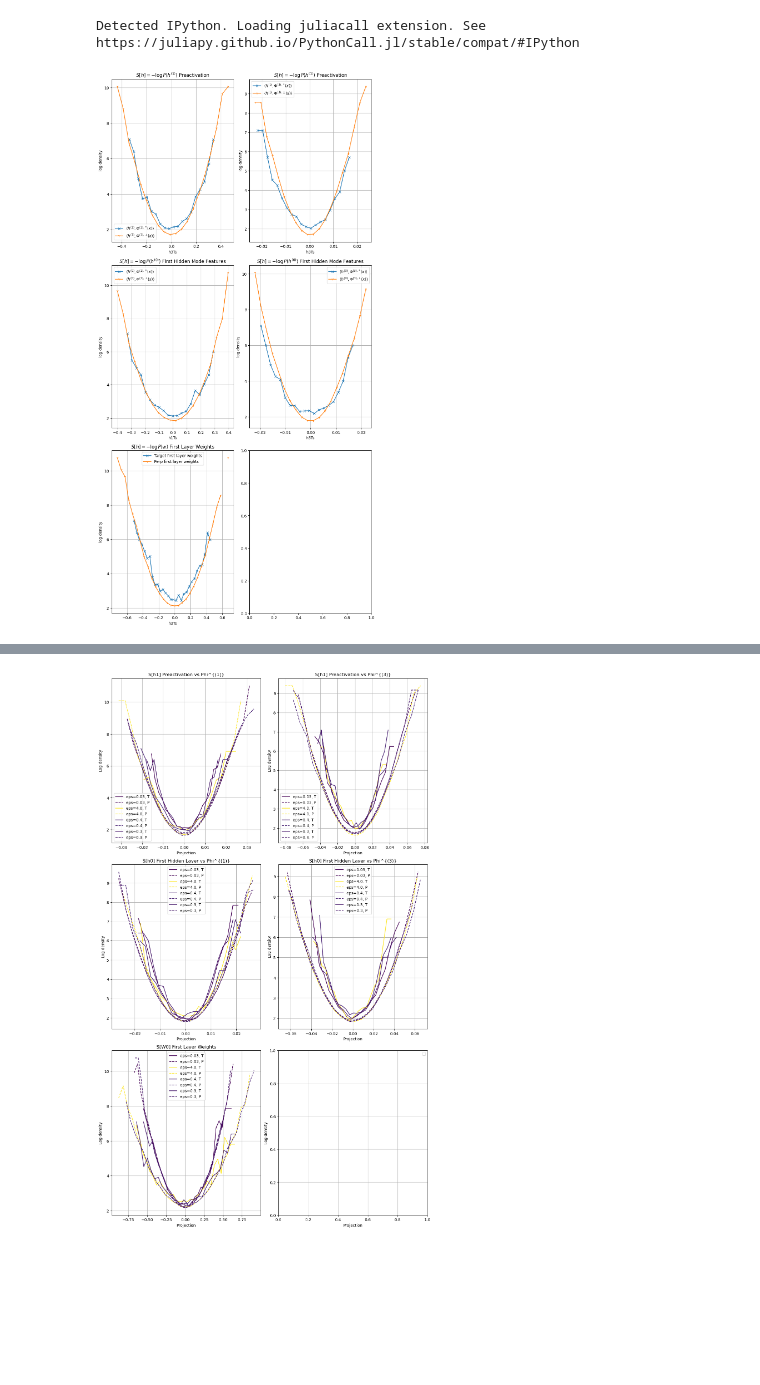
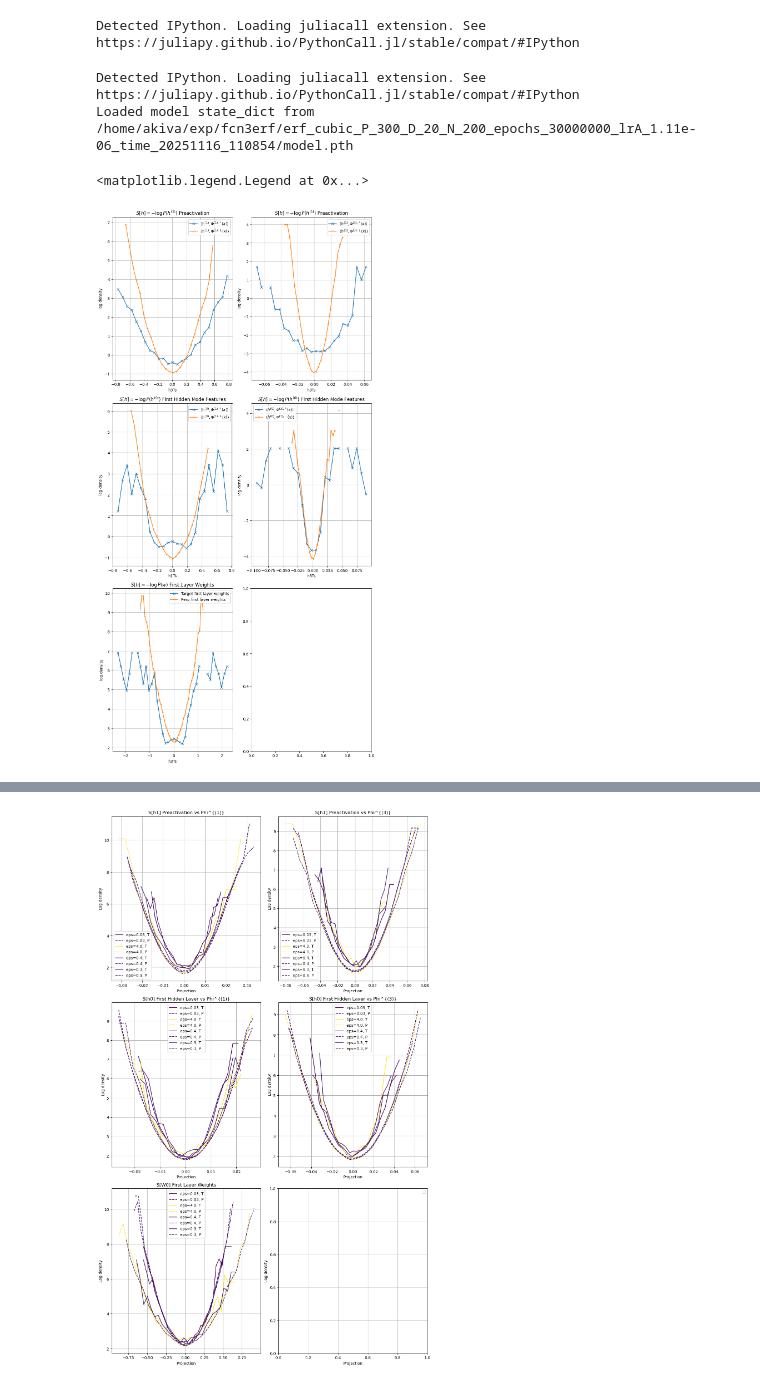
Before and after one commit to theideasmith/FCNX-Ensembling, a Jupyter notebook: journal/Analyzing Spectrum Cubic Erf.ipynb, the cells around one changed output, grey strips where cells are left out. Drawn from its saved outputs; the diff is of its cells as text; code cells hidden in the pictures; blank space fills up the shorter version.

```diff
--- a/journal/Analyzing Spectrum Cubic Erf.ipynb
+++ b/journal/Analyzing Spectrum Cubic Erf.ipynb
@@ -1626,16 +1626,16 @@ sys.path.insert(0, '/home/akiva/FCNX-Ensembling/lib')
 import torch
 from Experiment import Experiment
 
-experimentMF = Experiment(
-        eps=0.03,
-        file = '/home/akiva/exp/fcn3erf/erf_cubic_eps_0.03_P_250_D_40_N_400_epochs_25000000_lrA_1.33e-06_time_20251118_155401',
-        N=400,
-        d=40,
-        chi=50,
-        P=250,
-        ens=3,
-        device = torch.device('cuda:1')
-    )
+# experimentMF = Experiment(
+#         eps=0.03,
+#         file = '/home/akiva/exp/fcn3erf/erf_cubic_eps_0.03_P_250_D_40_N_400_epochs_25000000_lrA_1.33e-06_time_20251118_155401',
+#         N=400,
+#         d=40,
+#         chi=50,
+#         P=250,
+#         ens=3,
+#         device = torch.device('cuda:1')
+#     )
 experimentMF = Experiment(
         eps=0.00,
         file = '/home/akiva/exp/fcn3erf/erf_P_30_D_25_N_250_epochs_250000000_lrA_1.11e-07_time_20250922_144935',
@@ -1645,6 +1645,17 @@ experimentMF = Experiment(
         P=30,
         ens=7,
     )
+experimentMF = Experiment(
+        file = '/home/akiva/exp/fcn3erf/erf_cubic_P_300_D_20_N_200_epochs_30000000_lrA_1.11e-06_time_20251116_110854/',
+        device=torch.device('cuda:1'),
+        P = 300,
+        d=20,
+        N=200,
+        chi=200,
+        eps=4.0,
+        ens = 5
+    )
+experimentMF.load()
 X, Yi = experimentMF.large_dataset(p_large=3000)
 Y1, Y3 = Yi
 model = experimentMF.model
@@ -1655,15 +1666,15 @@ def log_density_of_projections(h,y):
     heTs = hs.flatten(start_dim=0, end_dim=1)[:,0].detach().cpu().numpy()
     hePs = hs.flatten(start_dim=0, end_dim=1)[:,1:].detach().cpu().numpy().flatten()
 
-    countsT, bin_edgesT = np.histogram(heTs, bins=20,density= True)
-    countsP, bin_edgesP = np.histogram(hePs, bins=20,density= True)
+    countsT, bin_edgesT = np.histogram(heTs, bins=25,density= True)
+    countsP, bin_edgesP = np.histogram(hePs, bins=25,density= True)
 
     # Bin width
     bw = lambda be: be[1] - be[0]
     bc = lambda be: 0.5 * (be[:-1] + be[1:])
     # Compute log density
-    log_density_T = -np.log(countsT * bw(bin_edgesT))  # add epsilon to avoid log(0)
-    log_density_P = -np.log(countsP * bw(bin_edgesP))  # add epsilon to avoid log(0)
+    log_density_T = -np.log(countsT) #* bw(bin_edgesT))  # add epsilon to avoid log(0)
+    log_density_P = -np.log(countsP)#* bw(bin_edgesP))  # add epsilon to avoid log(0)
     return bc(bin_edgesT), log_density_T, bc(bin_edgesP), log_density_P
 
 h1 = model.h1_preactivation(X)
@@ -1713,38 +1724,61 @@ ax[1,1].set_title("$S[h] = -\log P(h^{(0)})$ First Hidden Mode Features")
 ax[1,1].grid(True)
 ax[1,1].legend()
 # ax[1,1].set_xlim((-.25,.25))
 
 w0T = model.W0[:,:,0].detach().cpu().numpy()
 w0P = model.W0[:,:,1:].detach().cpu().numpy()
-ctT, bneT = np.histogram(w0T, bins=30,density= True)
-ctP, bneP = np.histogram(w0P, bins=30,density= True)
+ctT, bneT = np.histogram(w0T, bins=40,density= True)
+ctP, bneP = np.histogram(w0P, bins=40,density= True)
 
 # Bin width
 bw = lambda be: be[1] - be[0]
 bc = lambda be: 0.5 * (be[:-1] + be[1:])
 # Compute log density
 w0ldT = -np.log(ctT * bw(bneT))  # add epsilon to avoid log(0)
 w0ldP = -np.log(ctP * bw(bneP))  # add epsilon to avoid log(0)
 w0bcT = bc(bneT)
 w0bcP = bc(bneP)
 
 ax[2,0].plot(w0bcT, w0ldT, marker='x', label='Target first layer weights')
 ax[2,0].plot(w0bcP, w0ldP, marker='1', label='Perp first layer weights')
 ax[2,0].set_xlabel("h3Ts")
 ax[2,0].set_ylabel("log density")
 ax[2,0].set_title("$S[h] = -\log P(w)$ First Layer Weights")
 ax[2,0].grid(True)
 ax[2,0].legend()
 # ax[2,0].set_xlim((-.5,.5))
 
-# ax[2,1].plot(h0bc3T, h0ld3T, marker='x', label='$\\langle h^{(0)} , \Phi^{(3),*}(x) \\rangle$')
-# ax[2,1].plot(h0bc3P, h0ld3P, marker='o', label='$\\langle h^{(0)} , \Phi^{(3),\perp}(x) \\rangle$')
-# ax[2,1].set_xlabel("h3Ts")
+# # Final layer:
+# AT = model.A[:,:].detach().cpu().numpy()
+# AP = model.A[:,1:].detach().cpu().numpy()
+# ctT, bneT = np.histogram(AT, bins=100,density= True)
+# ctP, bneP = np.histogram(AP, bins=40,density= True)
+# # Bin width
+# bw = lambda be: be[1] - be[0]
+# bc = lambda be: 0.5 * (be[:-1] + be[1:])
+# # Compute log density
+# # w0ldT = -np.log(ctT)  # add epsilon to avoid log(0)
+# # w0ldP = -np.log(ctP)  # add epsilon to avoid log(0)
+# # w0bcT = bc(bneT)
+# # w0bcP = bc(bneP)
+# ax[2,1].plot(w0bcT, w0ldT, marker='x', label='Target readout weights')
+# ax[2,1].plot(w0bcP, w0ldP, marker='1', label='Perp readout weights')
+# ax[2,1].set_xlabel("As")
 # ax[2,1].set_ylabel("log density")
-# ax[2,1].set_title("$S[h] = -\log P(h^{(0)})$ First Hidden Mode Features")
+# ax[2,1].set_title("$S[h] = -\log P(A)$ Readout Weights")
 # ax[2,1].grid(True)
 # ax[2,1].legend()
+# # ax[2,1].plot(h0bc3T, h0ld3T, marker='x', label='$\\langle h^{(0)} , \Phi^{(3),*}(x) \\rangle$')
+# # ax[2,1].plot(h0bc3P, h0ld3P, marker='o', label='$\\langle h^{(0)} , \Phi^{(3),\perp}(x) \\rangle$')
+# # ax[2,1].set_xlabel("h3Ts")
+# # ax[2,1].set_ylabel("log density")
+# # ax[2,1].set_title("$S[h] = -\log P(h^{(0)})$ First Hidden Mode Features")
+# # ax[2,1].grid(True)
+# # ax[2,1].legend()
 
-plt.show()
+# plt.show()
 # %% [output]
+Detected IPython. Loading juliacall extension. See https://juliapy.github.io/PythonCall.jl/stable/compat/#IPython
+Loaded model state_dict from /home/akiva/exp/fcn3erf/erf_cubic_P_300_D_20_N_200_epochs_30000000_lrA_1.11e-06_time_20251116_110854/model.pth
+<matplotlib.legend.Legend at 0x...>
-[figure, old version]
+[figure, new version]
```
Also changed, not shown: parts of 4 cells of this notebook, 2 other files.
